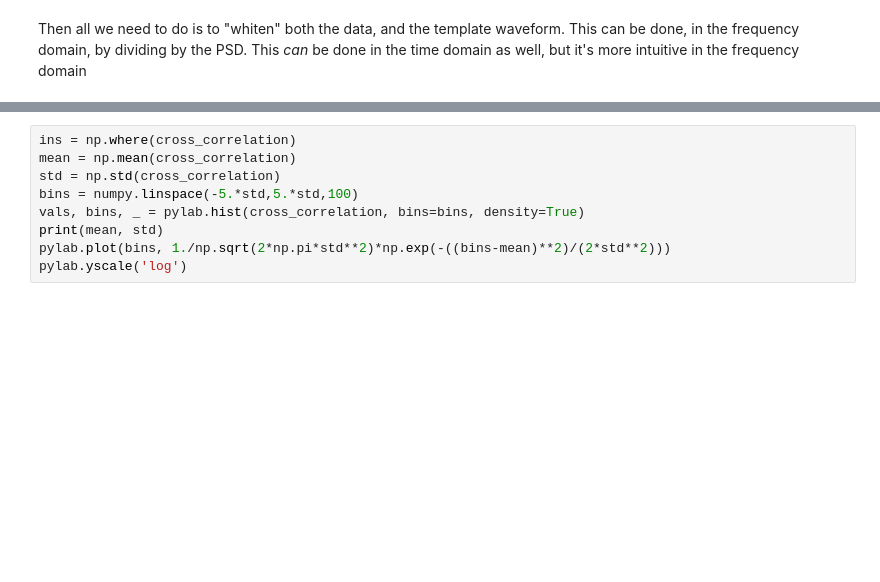
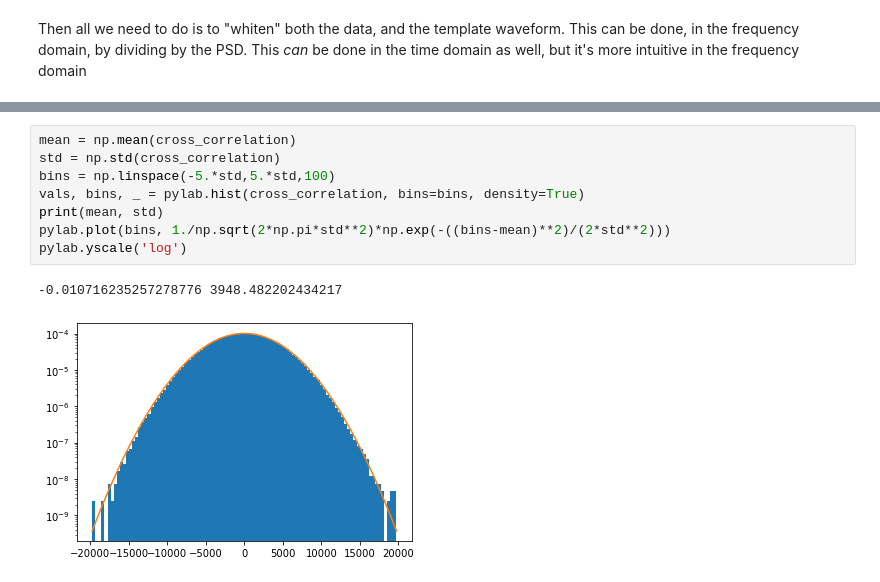
Before and after one commit to asb5468/warrior_scholars, a Jupyter notebook: matched_filter_intro.ipynb, the cells around one changed output, grey strips where cells are left out. Drawn from its saved outputs; the diff is of its cells as text; blank space fills up the shorter version.

```diff
--- a/matched_filter_intro.ipynb
+++ b/matched_filter_intro.ipynb
@@ -273,12 +282,14 @@ pylab.yscale('log')
 # %%
-ins = np.where(cross_correlation)
 mean = np.mean(cross_correlation)
 std = np.std(cross_correlation)
-bins = numpy.linspace(-5.*std,5.*std,100)
+bins = np.linspace(-5.*std,5.*std,100)
 vals, bins, _ = pylab.hist(cross_correlation, bins=bins, density=True)
 print(mean, std)
 pylab.plot(bins, 1./np.sqrt(2*np.pi*std**2)*np.exp(-((bins-mean)**2)/(2*std**2)))
 pylab.yscale('log')
+# %% [output]
+-0.010716235257278776 3948.482202434217
+[figure, added]
 # %%
 print(times[np.argmax(cross_correlation)])
 snr = np.absolute(cross_correlation[np.argmax(cross_correlation)])/std
```
Also changed, not shown: parts of 14 cells of this notebook.
